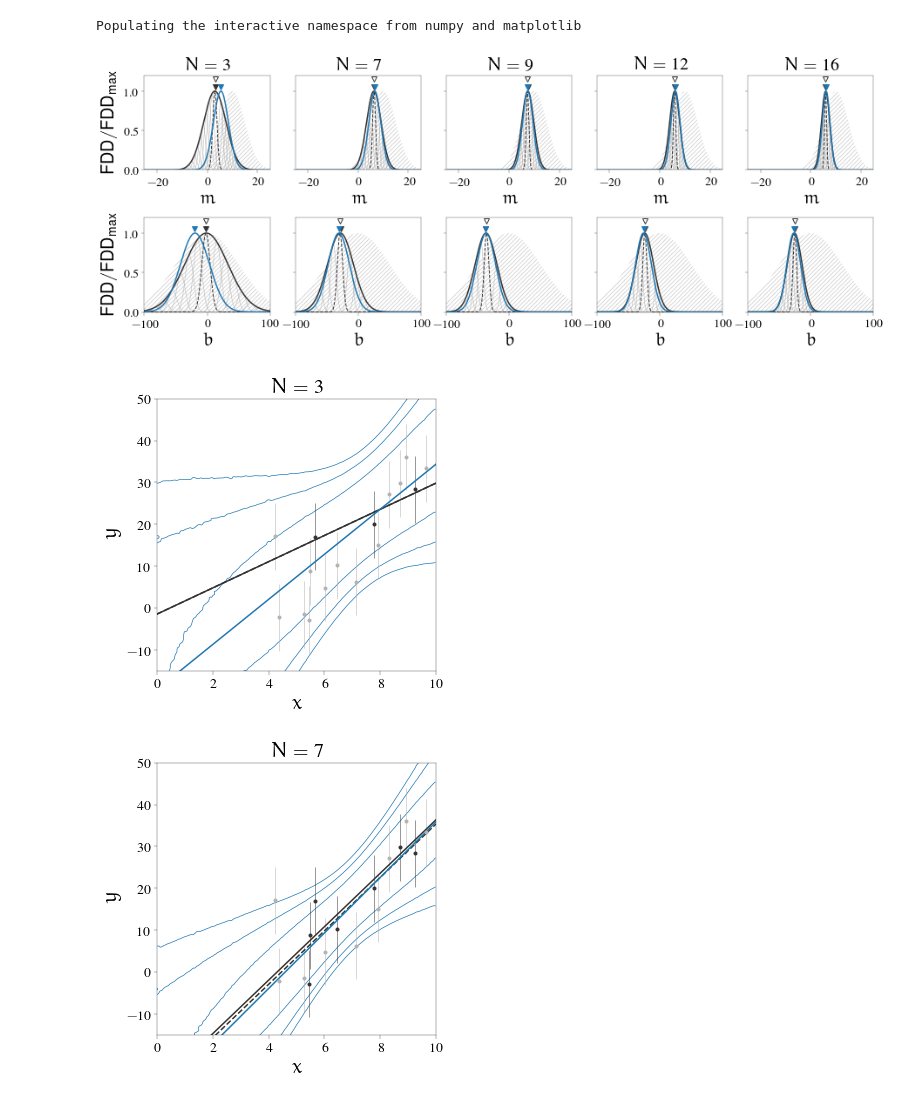
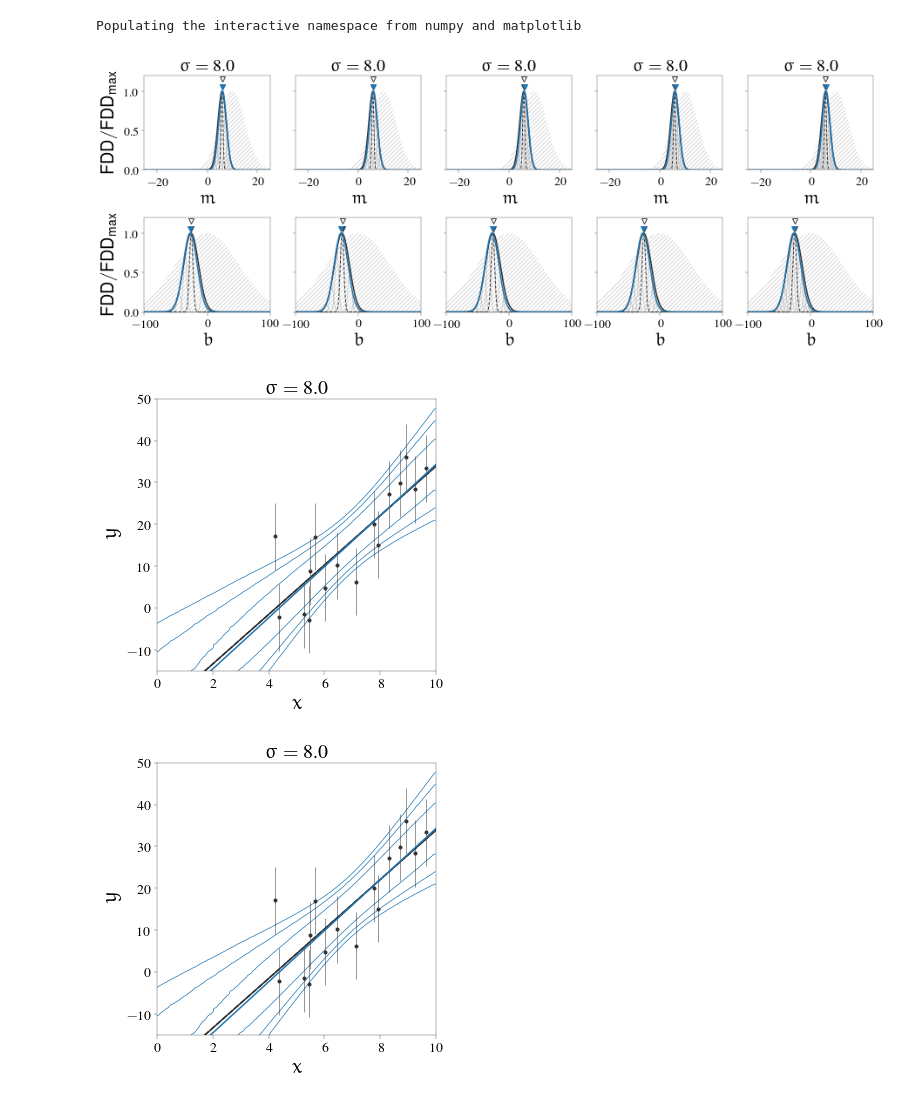
Before and after one commit to ajmejia/1st-phd-seminar, a Jupyter notebook: examples.ipynb, the cells around one changed output. Cells and saved outputs as stored; diff of their text form; code cells hidden in the pictures.

```diff
--- a/examples.ipynb
+++ b/examples.ipynb
@@ -143,6 +143,9 @@ def model_sampling(support, PDF, X, model, max_samples=100, bins=400):
 
     X_obs = concatenate(X_obs)
     Y_obs = concatenate(Y_obs)
+    mask = ~isinf(Y_obs)
+    X_obs = X_obs[mask]
+    Y_obs = Y_obs[mask]
     H, xe, ye = histogram2d(X_obs, Y_obs, bins, range=((X_obs.min(),X_obs.max()),(Y_obs.min(),Y_obs.max())))
     X_cen = (xe[1:]+xe[:-1])*0.5
     Y_cen = (ye[1:]+ye[:-1])*0.5
@@ -156,17 +159,19 @@ range_x = (0, 10)
 range_y = (-15, 50)
 range_pdf = (0.0, 1.2)
 range_m, range_b = (-50.0, +50.0), (-200.0, +200.0)
-N_obs, N_uni, N_par = 20, 400, 400
+N_obs, N_uni, N_par = 20, 400, 500
 shape = (N_uni, N_par, N_par)
 X = linspace(range_x[0], range_x[1], shape[0])
 M = linspace(range_m[0], range_m[1], shape[1])
 B = linspace(range_b[0], range_b[1], shape[2])
-sk, mu, sigma = 0.0, 0.0, 8.0
+sk, mu, sigma_max = 0.0, 0.0, 10.0
 x = sort(X[0]+random.rand(N_obs)*(X[-1]-X[0]))
-y = real_model(x, real_params) + skewnorm.rvs(sk, mu, sigma, size=N_obs)
+y = real_model(x, real_params)
+e = skewnorm.rvs(sk, mu, 1.0, size=N_obs)
 mask = x>4.0
 x_obs = x[mask]
 y_obs = y[mask]
+e_obs = e[mask]
 XX_obs, MM_obs, BB_obs = meshgrid(x_obs, M, B, indexing="ij")
 YY_obs, MM_obs, BB_obs = meshgrid(y_obs, M, B, indexing="ij")
 # ======================================================================================================================
@@ -186,6 +191,7 @@ x_idx[x_idx==0] = 1
 shuffle(x_idx)
 step_m, step_b = 7, 9
 
+var_sigma = True
 show_condlikelihood = True
 show_marginals = True
 show_marglikelihood = True
@@ -200,7 +206,18 @@ names = array(["mle", "mar", "mml", "prior", "posterior", "l", "c"])
 inf_pars = dict(mu_m=10.0, sigma_m=5.0, mu_b=0.0, sigma_b=50.0)
 prior = inf_prior(MM_obs[0,:,:], BB_obs[0,:,:], **inf_pars)
 for j,i in it.product(xrange(axs.shape[1]),xrange(axs.shape[0])):
-    mask = x_idx<=j+1
+    # calcular matrices solo para la primera fila = segunda fila
+    if i==0:
+        if var_sigma:
+            mask = x_idx>0
+            sigma = sigma_max - 2.0
+        else:
+            mask = x_idx<=j+1
+            sigma = sigma_max
+
+        XX_obs, MM_obs, BB_obs = meshgrid(x_obs, M, B, indexing="ij")
+        YY_obs, MM_obs, BB_obs = meshgrid(y_obs+e_obs*sigma, M, B, indexing="ij")
+
     likelihood = lik_i(XX_obs[mask,:,:], YY_obs[mask,:,:], sigma, [MM_obs[mask,:,:],BB_obs[mask,:,:]]).prod(axis=0)
     mle_m, mle_b = unravel_index(argmax(likelihood), likelihood.shape)
     lik_min = np.min(likelihood)
@@ -215,7 +232,10 @@ for j,i in it.product(xrange(axs.shape[1]),xrange(axs.shape[0])):
         mml_m = argmax(lik_m)
         map_m = argmax(pos_m)
 
-        axs[i,j].set_title(r"$N={}$".format(mask.sum()), size="medium")
+        if var_sigma:
+            axs[i,j].set_title(r"$\sigma={}$".format(sigma), size="medium")
+        else:
+            axs[i,j].set_title(r"$N={}$".format(mask.sum()), size="medium")
 
         axs[i,j].plot(M, norm_to_max(likelihood[:,mle_b]), "--", color="0.2", lw=1.0, visible=show_condlikelihood)
         for mar_b in margin_b:
@@ -240,60 +260,39 @@ for j,i in it.product(xrange(axs.shape[1]),xrange(axs.shape[0])):
         axs[i,j].plot(B, norm_to_max(lik_b), "-", color="0.2", lw=1.5, visible=show_marglikelihood)
         axs[i,j].fill_between(B, norm_to_max(pri_b), lw=0.0, hatch=5*"/", edgecolor="0.7", facecolor="none", visible=show_prior)
         axs[i,j].plot(B, norm_to_max(pos_b), "-", lw=1.5, color="C0", visible=show_posterior)
         axs[i,j].plot(B[mml_b], 1.05, "v", mfc="0.2", mec="0.2", visible=show_marglikelihood)
         axs[i,j].plot(B[map_b], 1.05, "v", mfc="C0", mec="C0", visible=show_posterior)
         axs[i,j].plot(B[mle_b], 1.15, "v", mfc="none", mec="0.2", visible=show_condlikelihood)
         axs[i,j].set_xlabel(r"$b$")
     if i==1:
         fig_fit, ax = subplots(1, 1)
 
         if show_contours and show_posterior:
             PDF_xy, X_pos, Y_pos = model_sampling([MM_obs[0],BB_obs[0]], posterior, X, model)
             XX_pos, YY_pos = meshgrid(X_pos, Y_pos, indexing="ij")
             levels = [percentile_to_level(XX_pos, YY_pos, gaussian_filter(PDF_xy,1.5), per) for per in percentiles]
             ax.contour(X_pos, Y_pos, gaussian_filter(PDF_xy,1.5), levels, colors="C0", linewidths=0.7)
 
         ax.plot(X, model(X, [M[mle_m],B[mle_b]]), "--", color="0.2", lw=1.5, visible=show_condlikelihood&show_line)
         ax.plot(X, model(X, [M[mml_m],B[mml_b]]), "-", color="0.2", lw=1.5, visible=show_marglikelihood&show_line)
         ax.plot(X, model(X, [M[map_m],B[map_b]]), "-", color="C0", lw=1.5, visible=show_posterior&show_line)
-        ax.errorbar(x_obs[~mask], y_obs[~mask], sigma, fmt=".", ecolor="0.7", color="0.7", lw=0.5)
-        ax.errorbar(x_obs[mask], y_obs[mask], sigma, fmt=".", ecolor="0.2", color="0.2", lw=0.5)
+        ax.errorbar(x_obs[~mask], y_obs[~mask]+e_obs[~mask]*sigma, sigma, fmt=".", ecolor="0.7", color="0.7", lw=0.5)
+        ax.errorbar(x_obs[mask], y_obs[mask]+e_obs[mask]*sigma, sigma, fmt=".", ecolor="0.2", color="0.2", lw=0.5)
         ax.set_xlim(*range_x)
         ax.set_ylim(*range_y)
-        ax.set_title(r"$N={}$".format(mask.sum()), size="medium")
+        if var_sigma:
+            ax.set_title(r"$\sigma={}$".format(sigma), size="medium")
+        else:
+            ax.set_title(r"$N={}$".format(mask.sum()), size="medium")
         ax.set_xlabel(r"$x$")
         ax.set_ylabel(r"$y$")
 
         axs[0,j].set_visible(True)
         axs[1,j].set_visible(True)
 
         if save_fit: fig_fit.savefig("img/linear-fit-{}-{}".format(join(names[mask_names],"-"), j+1))
         if any(mask_names) and save_pdf: fig_pdf.savefig("img/linear-pdf-{}-{}".format(join(names[mask_names],"-"), j+1))
-# ======================================================================================================================
-# ======================================== LIKELIHOOD ANALYSIS =========================================================
-show_mle = True
-show_likelihood = True
-show_cond_b = True
-show_cond_m = True
-save_pars = False
-mask_names = array([show_mle, show_likelihood, show_cond_m, show_cond_b])
-names = array(["mle", "likelihood", "condm", "condb"])
-
-fig_par, ax = subplots(1, 1)
-likelihood = lik_i(XX_obs, YY_obs, sigma, [MM_obs,BB_obs]).prod(axis=0)
-mle_m, mle_b = unravel_index(argmax(likelihood), likelihood.shape)
-
-if show_likelihood:
-    ax.contour(MM_obs[0], BB_obs[0], likelihood, [percentile_to_level(MM_obs[0],BB_obs[0],likelihood,per) for per in percentiles], colors="0.2", linewidths=0.7)
-ax.plot(M[mle_m], B[mle_b], "o", mfc="0.2", mec="0.2", visible=show_mle)
-ax.axvline(M[mle_m], ls="--", lw=0.7, color="0.2", visible=show_cond_b)
-ax.axhline(B[mle_b], ls="--", lw=0.7, color="0.2", visible=show_cond_m)
-ax.set_xlim(2.0, 10.0)
-ax.set_ylim(-50.0, 0.0)
-ax.set_xlabel(r"$m$")
-ax.set_ylabel(r"$b$")
-if save_pars: fig_par.savefig("img/pars-{}".format(join(names[mask_names], "-") if any(mask_names) else "blank"))
 # %% [output]
-[figure, old version]
+[figure, new version]
-[figure, old version]
+[figure, new version]
-[figure, old version]
+[figure, new version]
```
Also changed, not shown: parts of 4 cells of this notebook.
